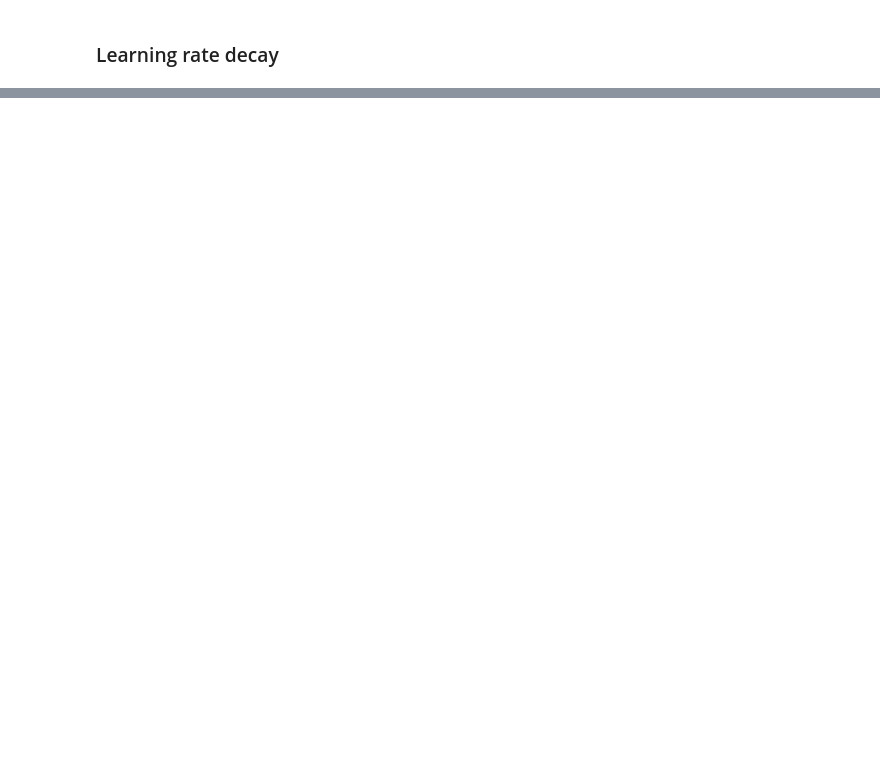
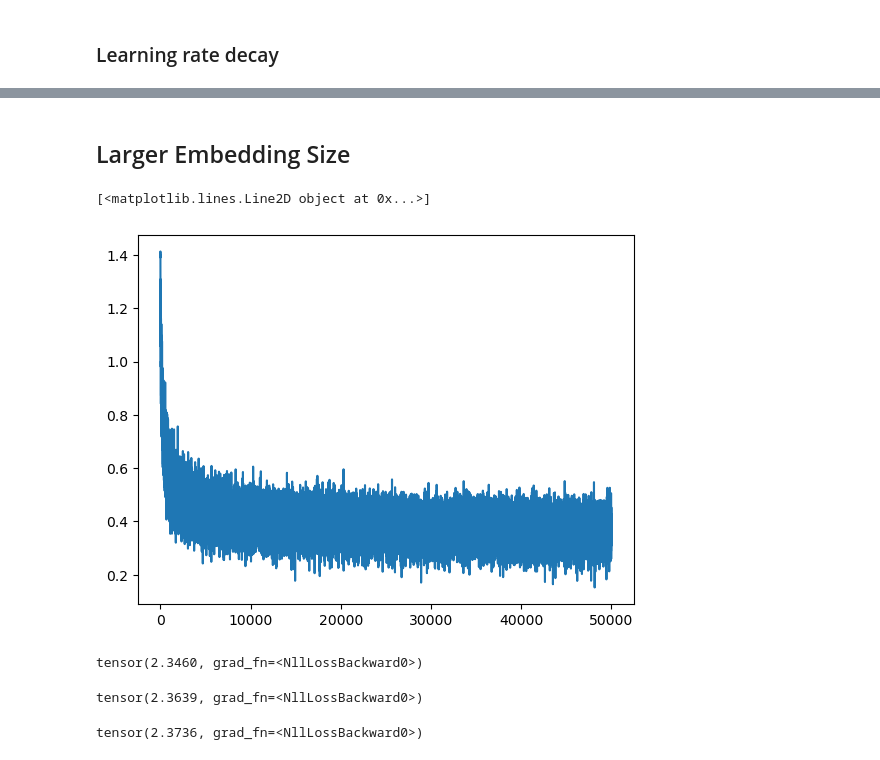
Before and after one commit to anubhavmaity/NeuralNetworks-Zero-To-Hero, a Jupyter notebook: nbs/lecture_notes/03_building_makemore_MLP.ipynb, the cells around one changed output, grey strips where cells are left out. Cells and saved outputs as stored; diff of their text form; code cells hidden in the pictures; blank space fills up the shorter version.

```diff
--- a/nbs/lecture_notes/03_building_makemore_MLP.ipynb
+++ b/nbs/lecture_notes/03_building_makemore_MLP.ipynb
@@ -897,0 +972,6 @@ tensor(2.3662, grad_fn=<NllLossBackward0>)
+# %%
+plot.figure(figsize=(8,8))
+plot.scatter(C[:, 0], C[:, 1].data, s = 200)
+for i in range(C.shape[0]):
+    plot.text(C[i, 0].item(), C[i, 1].item(), itos[i], ha="center", va="center", color='white')
+plot.grid('minor')
@@ -897,0 +980,11 @@ tensor(2.3662, grad_fn=<NllLossBackward0>)
+# %% [markdown]
+## Larger Embedding Size
+# %%
+def initialize_params(hc):
+    C = torch.randn((27, 10), generator=g)
+    W1 = torch.randn((30, hc), generator=g)
+    b1 = torch.randn(hc, generator=g)
+    W2 = torch.randn((hc, 27), generator=g)
+    b2 = torch.randn(27, generator=g)
+
+    return [C, W1, b1, W2, b2]
@@ -897,0 +998,36 @@ tensor(2.3662, grad_fn=<NllLossBackward0>)
+# %%
+def track_hidden_layer_vs_loss(epochs, X, Y, parameters = [], lr=0.1, enable_print=True):
+    if not parameters: parameters = initialize_params(200)
+
+    for p in parameters: p.requires_grad = True
+
+    stepi = []
+    lossi = []
+
+    for i in range(epochs):
+        loss = an_epoch_minibatch(parameters, X, Y, lr=lr)
+        if enable_print: print(loss.item())
+
+        stepi.append(i)
+        lossi.append(loss.log10().item())
+
+    return parameters, stepi, lossi
+# %%
+params, steps, losses = track_hidden_layer_vs_loss(50_000, Xtr, Ytr, enable_print=False)
+# %%
+plot.plot(steps, losses)
+# %% [output]
+[<matplotlib.lines.Line2D object at 0x...>]
+[figure, added]
+# %%
+evaluate_loss(params, Xtr, Ytr)
+# %% [output]
+tensor(2.3460, grad_fn=<NllLossBackward0>)
+# %%
+evaluate_loss(params, Xdev, Ydev)
+# %% [output]
+tensor(2.3639, grad_fn=<NllLossBackward0>)
+# %%
+evaluate_loss(params, Xte, Yte)
+# %% [output]
+tensor(2.3736, grad_fn=<NllLossBackward0>)
```
Also changed, not shown: parts of 90 cells of this notebook.
